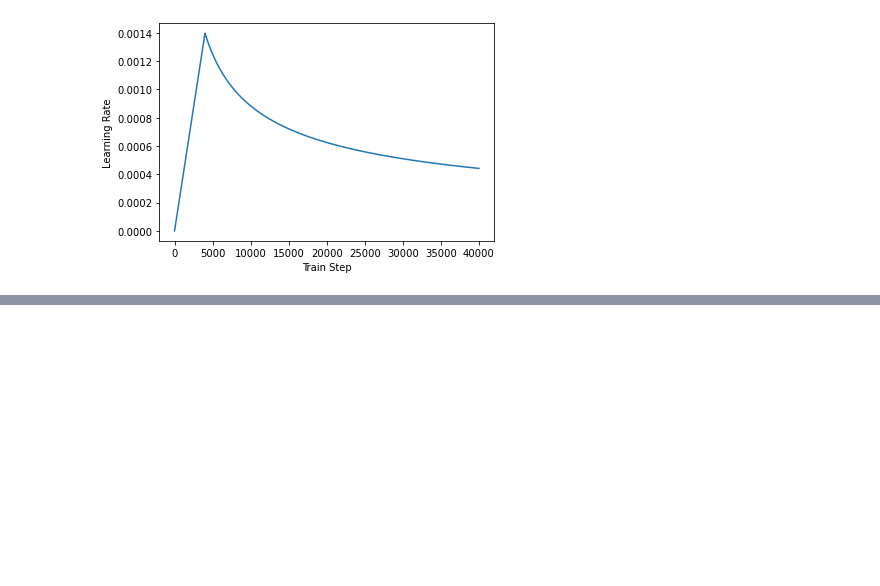
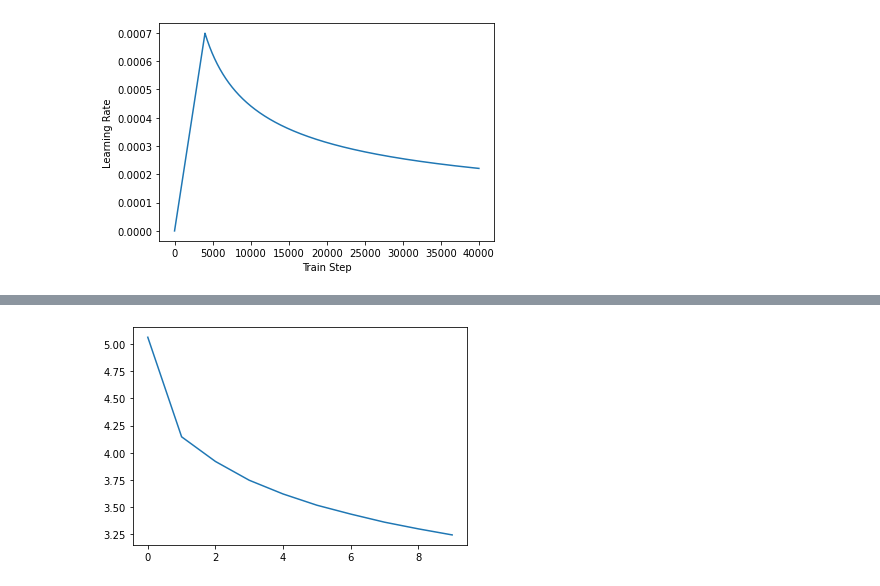
Before and after one commit to po-stas/NaturalLanguageProcessing, a Jupyter notebook: lesson11/hw11.ipynb, the cells around one changed output, grey strips where cells are left out. Saved outputs shown, nothing was run; the diff lists cells and outputs as text; code cells hidden in the pictures; blank space fills up the shorter version.

```diff
--- a/lesson11/hw11.ipynb
+++ b/lesson11/hw11.ipynb
@@ -596,7 +595,7 @@ TensorShape([64, 36, 8000])
 # %%
-num_layers = 4
-d_model = 128
-dff = 512
+num_layers = 6
+d_model = 512
+dff = 2048
 num_heads = 8
 
 input_vocab_size = tokenizer_ru.vocab_size + 2
@@ -685,7 +684,7 @@ def create_masks(inp, tar):
 
     return enc_padding_mask, combined_mask, dec_padding_mask
 # %%
-checkpoint_path = "./checkpoints/train"
+checkpoint_path = "./checkpoints/train_full"
 ckpt = tf.train.Checkpoint(transformer=transformer, optimizer=optimizer)
 ckpt_manager = tf.train.CheckpointManager(ckpt, checkpoint_path, max_to_keep=5)
 
@@ -704,7 +703,7 @@ if ckpt_manager.latest_checkpoint:
 # Чтобы самовнимание не учитывало часть как-бы "еще не предсказанной" фразу - используется look-ahead-mask
 # Это по-сути очевидно только на этапе тренировки, поскольку на инференсе - эта часть фразы и так неизвестна
 # %%
-EPOCHS = 5
+EPOCHS = 10
 # %%
 # The @tf.function trace-compiles train_step into a TF graph for faster
 # execution. The function specializes to the precise shape of the argument
@@ -738,6 +737,8 @@ def train_step(inp, tar):
     train_loss(loss)
     train_accuracy(accuracy_function(tar_real, predictions))
 # %%
+history = []
+
 for epoch in range(EPOCHS):
     start = time.time()
 
@@ -756,7 +757,7 @@ for epoch in range(EPOCHS):
         ckpt_save_path = ckpt_manager.save()
         print ('Saving checkpoint for epoch {} at {}'.format(epoch+1,
                                                              ckpt_save_path))
-
+    history.append(train_loss.result())
     print ('Epoch {} Loss {:.4f} Accuracy {:.4f}'.format(epoch + 1,
                                                 train_loss.result(),
                                                 train_accuracy.result()))
@@ -782,0 +784,5 @@ Time taken for 1 epoch: 170.48337197303772 secs
+# %%
+plt.plot(history)
+plt.show()
+# %% [output]
+[figure, added]
```
Also changed, not shown: parts of 19 cells of this notebook.
